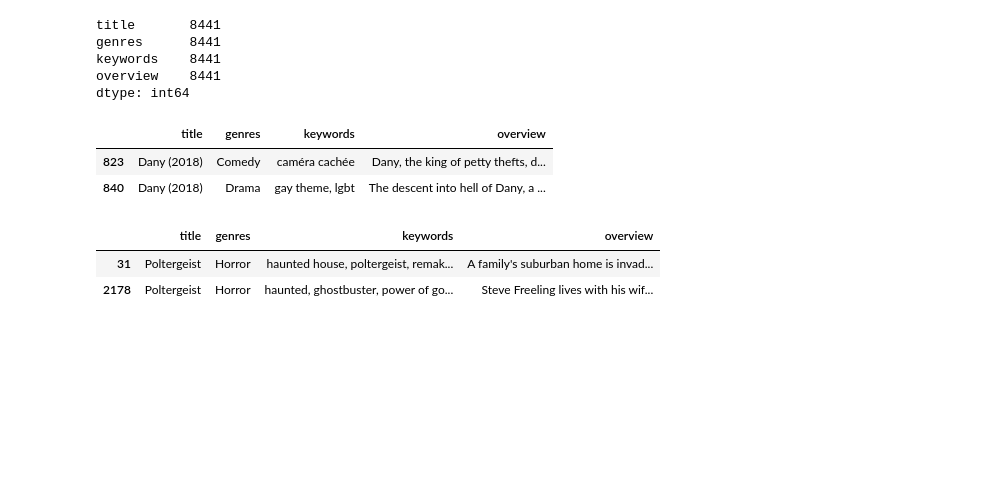
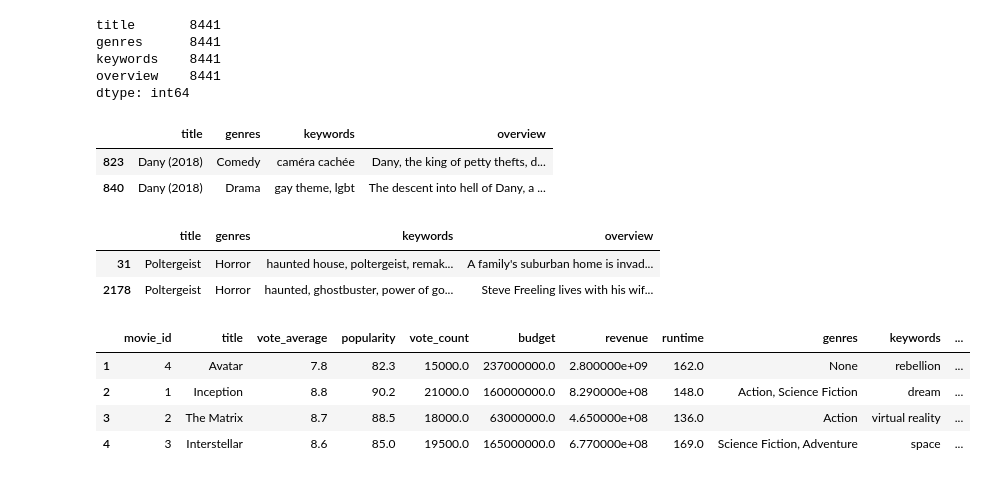
Before and after one commit to 6587093polakornming/Airflow_Spark_Local, a Jupyter notebook: eda/look_output_data.ipynb, the cells around one changed output. Saved outputs shown, nothing was run; the diff lists cells and outputs as text; code cells hidden in the pictures; blank space fills up the shorter version.

```diff
--- a/eda/look_output_data.ipynb
+++ b/eda/look_output_data.ipynb
@@ -105,0 +116,9 @@ real_data[real_data["title"] == "Dany"]
+# %%
+df1= pd.read_parquet('cbf_movie_demo1.parquet')
+df1
+# %% [output]
+|  | movie_id | title | vote_average | popularity | vote_count | budget | revenue | runtime | genres | keywords | ... |
+| 1 | 4 | Avatar | 7.8 | 82.3 | 15000.0 | 237000000.0 | 2.800000e+09 | 162.0 | None | rebellion | ... |
+| 2 | 1 | Inception | 8.8 | 90.2 | 21000.0 | 160000000.0 | 8.290000e+08 | 148.0 | Action, Science Fiction | dream | ... |
+| 3 | 2 | The Matrix | 8.7 | 88.5 | 18000.0 | 63000000.0 | 4.650000e+08 | 136.0 | Action | virtual reality | ... |
+| 4 | 3 | Interstellar | 8.6 | 85.0 | 19500.0 | 165000000.0 | 6.770000e+08 | 169.0 | Science Fiction, Adventure | space | ... |
```
Also changed, not shown: parts of 5 cells of this notebook, 9 other files.
